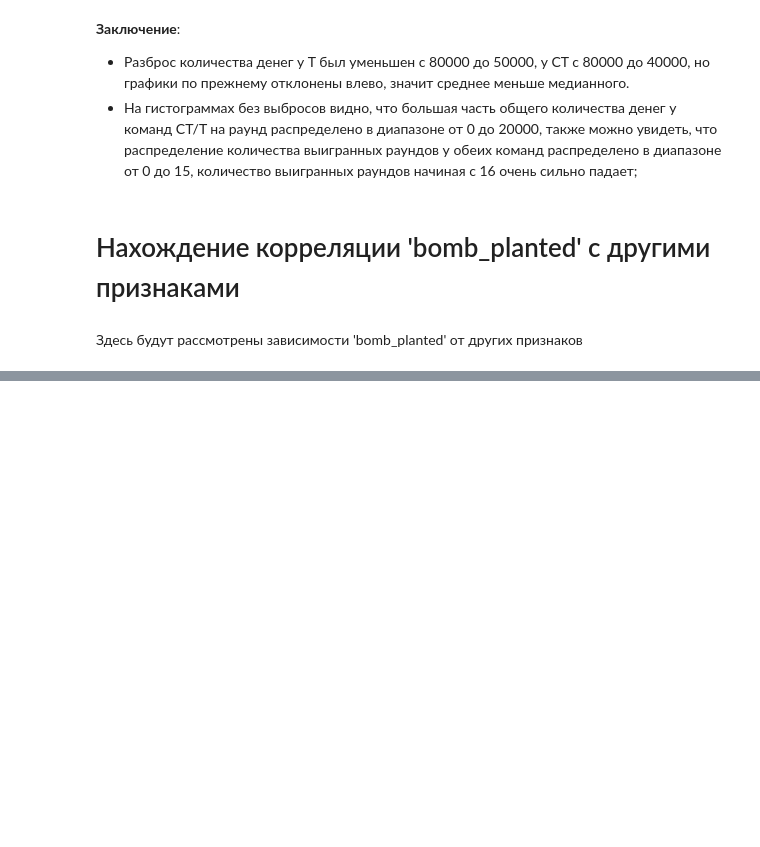
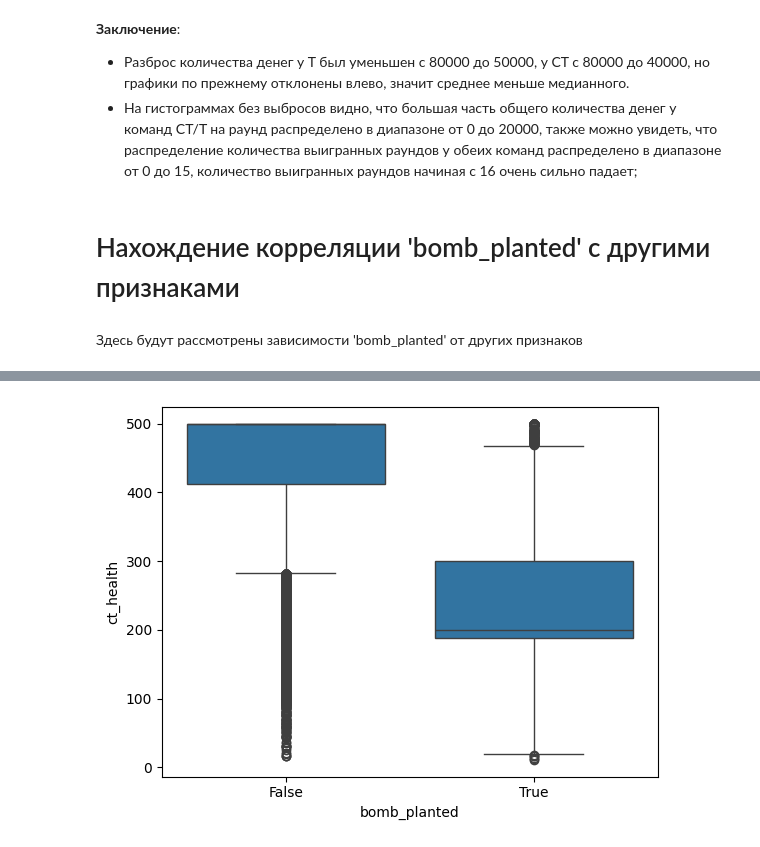
Before and after one commit to SergeyMotynga/OMSTU, a Jupyter notebook: ML/laboratory/lab_0/regression/regression_EDA.ipynb, the cells around one changed output, grey strips where cells are left out. Saved outputs shown, nothing was run; the diff lists cells and outputs as text; code cells hidden in the pictures; blank space fills up the shorter version.

```diff
--- a/ML/laboratory/lab_0/regression/regression_EDA.ipynb
+++ b/ML/laboratory/lab_0/regression/regression_EDA.ipynb
@@ -838,0 +847,7 @@ plt.show()
+# %%
+# Зависимость 'bomb_planted' от 'ct_health'
+
+sns.boxplot(x='bomb_planted', y='ct_health', data=data_filtered)
+plt.show()
+# %% [output]
+[figure, added]
```
Also changed, not shown: parts of 13 cells of this notebook.
